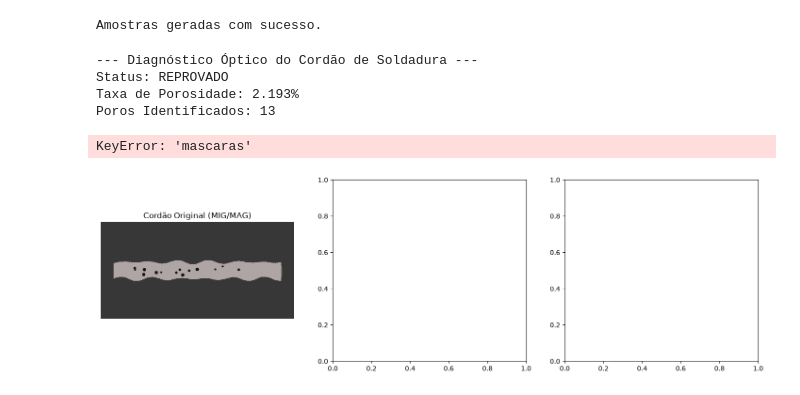
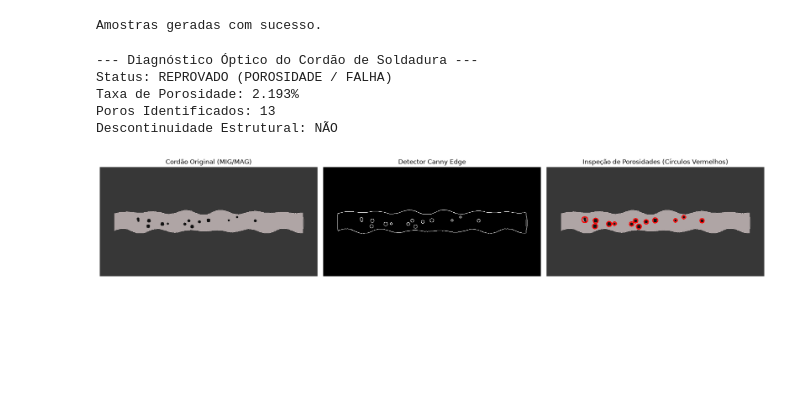
Before and after one commit to henrique-svg21/Projeto-Integrador-Vulcan, a Jupyter notebook: notebooks/03_visao_computacional.ipynb, the cells around one changed output. Saved outputs shown, nothing was run; the diff lists cells and outputs as text; code cells hidden in the pictures; blank space fills up the shorter version.

```diff
--- a/notebooks/03_visao_computacional.ipynb
+++ b/notebooks/03_visao_computacional.ipynb
@@ -23,41 +26,51 @@ print("Amostras geradas com sucesso.")
 # %% [output]
 Amostras geradas com sucesso.
 # %%
+import base64
+
 img_solda = cv2.imread(str(caminho_solda))
 resultado_solda = inspecionar_cordao_solda(img_solda)
 
 print("--- Diagnóstico Óptico do Cordão de Soldadura ---")
-print(f"Status: {'APROVADO' if resultado_solda['aprovado'] else 'REPROVADO'}")
-print(f"Taxa de Porosidade: {resultado_solda['taxa_porosidade_pct']}%")
-print(f"Poros Identificados: {resultado_solda['total_poros_detetados']}")
+print(f"Status: {resultado_solda.get('status', 'N/A')}")
+print(f"Taxa de Porosidade: {resultado_solda.get('taxa_porosidade_pct', 0)}%")
+print(f"Poros Identificados: {resultado_solda.get('total_poros_detetados', 0)}")
+print(f"Descontinuidade Estrutural: {'SIM' if resultado_solda.get('tem_descontinuidade') else 'NÃO'}")
 
-# Visualização com destaque dos contornos detetados
+# Recupera bordas Canny da matriz bruta ou decodifica do Base64
+if "mascaras" in resultado_solda and "bordos_canny" in resultado_solda["mascaras"]:
+    img_canny = resultado_solda["mascaras"]["bordos_canny"]
+else:
+    b64_canny = resultado_solda["imagens_b64"]["canny_b64"].split(",")[1]
+    img_canny = cv2.imdecode(np.frombuffer(base64.b64decode(b64_canny), np.uint8), cv2.IMREAD_GRAYSCALE)
+
+# Destaque visual dos poros detectados
 img_anotada = img_solda.copy()
-for poro in resultado_solda["detalhes_poros"]:
+for poro in resultado_solda.get("detalhes_poros", []):
     cv2.circle(img_anotada, poro["centro"], poro["raio"] + 2, (0, 0, 255), 2)
 
 fig, axes = plt.subplots(1, 3, figsize=(18, 5))
 axes[0].imshow(cv2.cvtColor(img_solda, cv2.COLOR_BGR2RGB))
 axes[0].set_title("Cordão Original (MIG/MAG)")
 axes[0].axis("off")
 
-axes[1].imshow(resultado_solda["mascaras"]["bordos_canny"], cmap="gray")
-axes[1].set_title("Detetor Canny Edge")
+axes[1].imshow(img_canny, cmap="gray")
+axes[1].set_title("Detector Canny Edge")
 axes[1].axis("off")
 
 axes[2].imshow(cv2.cvtColor(img_anotada, cv2.COLOR_BGR2RGB))
 axes[2].set_title("Inspeção de Porosidades (Círculos Vermelhos)")
 axes[2].axis("off")
 
 plt.tight_layout()
 plt.show()
 # %% [output]
 --- Diagnóstico Óptico do Cordão de Soldadura ---
-Status: REPROVADO
+Status: REPROVADO (POROSIDADE / FALHA)
 Taxa de Porosidade: 2.193%
 Poros Identificados: 13
+Descontinuidade Estrutural: NÃO
-KeyError: 'mascaras'
-[figure, old version]
+[figure, new version]
 # %%
 img_termo = cv2.imread(str(caminho_termo))
 resultado_termo = analisar_haz_termica(img_termo)
```
Also changed, not shown: parts of 2 cells of this notebook, 1 other file.
